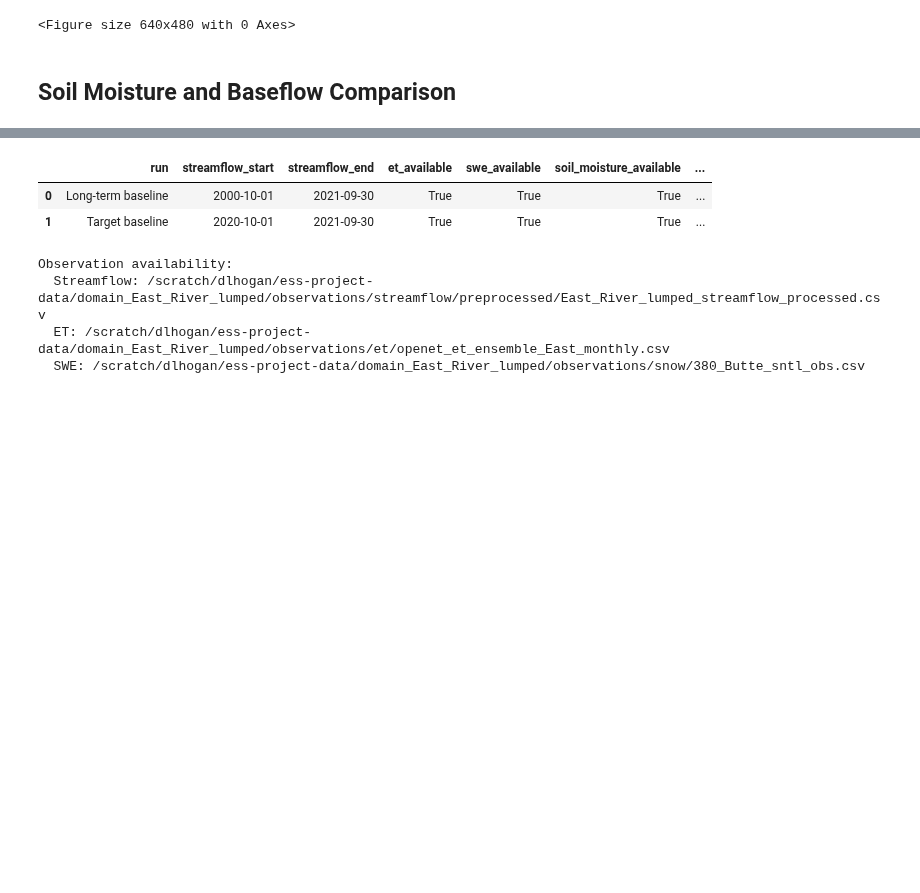
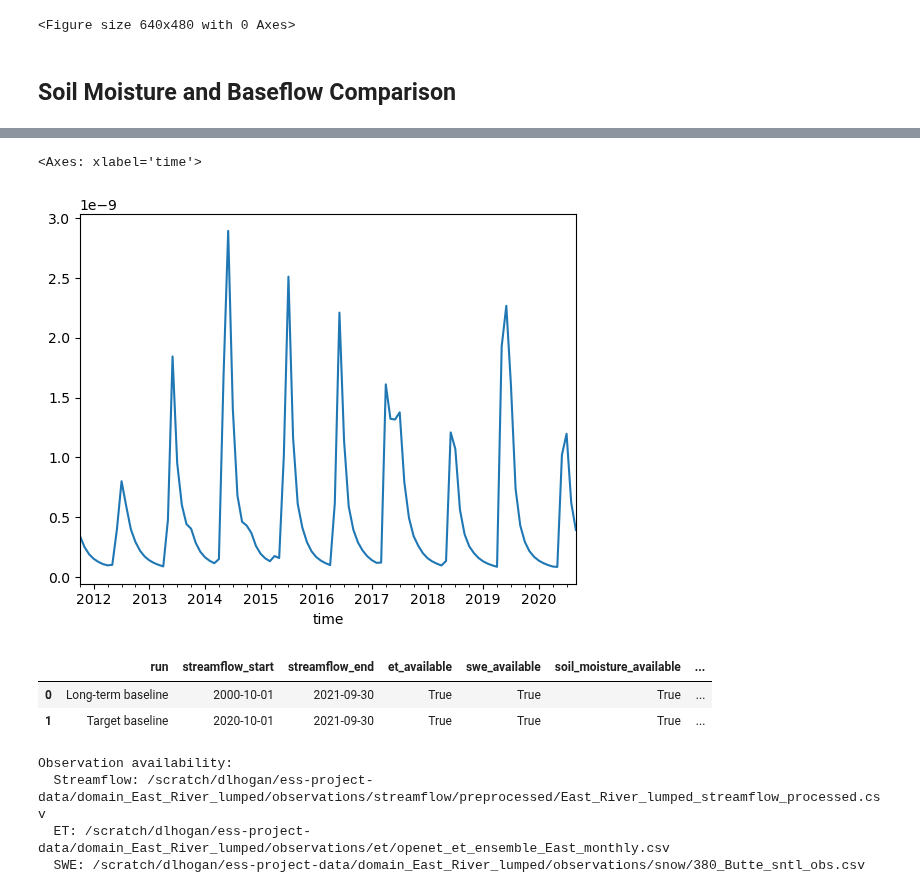
Before and after one commit to dlhogan97/CONFLUENCE-uwmtnhydro, a Jupyter notebook: ess-project/notebooks/Baseline_Run_Evaluation.ipynb, the cells around one changed output, grey strips where cells are left out. Saved outputs shown, nothing was run; the diff lists cells and outputs as text; code cells hidden in the pictures; blank space fills up the shorter version.

```diff
--- a/ess-project/notebooks/Baseline_Run_Evaluation.ipynb
+++ b/ess-project/notebooks/Baseline_Run_Evaluation.ipynb
@@ -1247,3 +1402,8 @@ for window in plot_windows:
+# %%
+(clipped_bf/basin_area_m2).plot()
+# %% [output]
+<Axes: xlabel='time'>
+[figure, added]
 # %%
 summary_rows = []
 for name in run_datasets:
```
Also changed, not shown: parts of 9 cells of this notebook, 29 other files.
